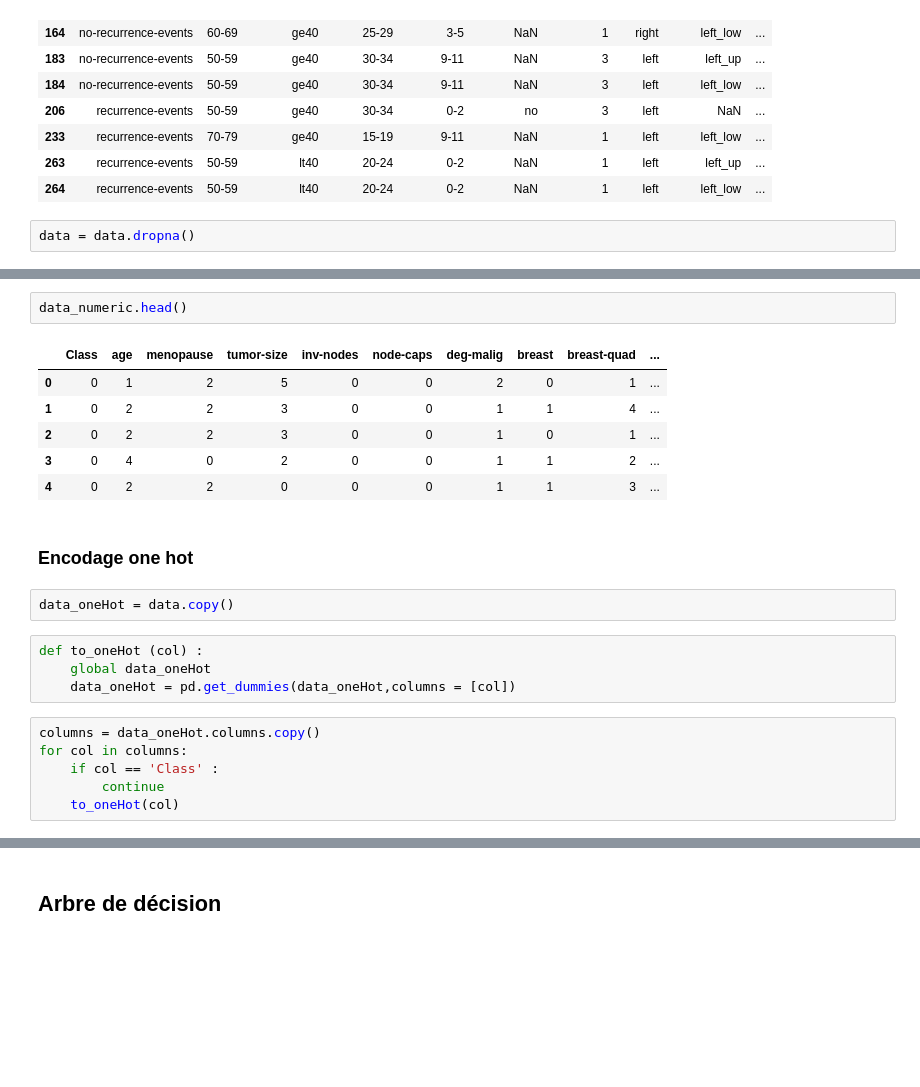
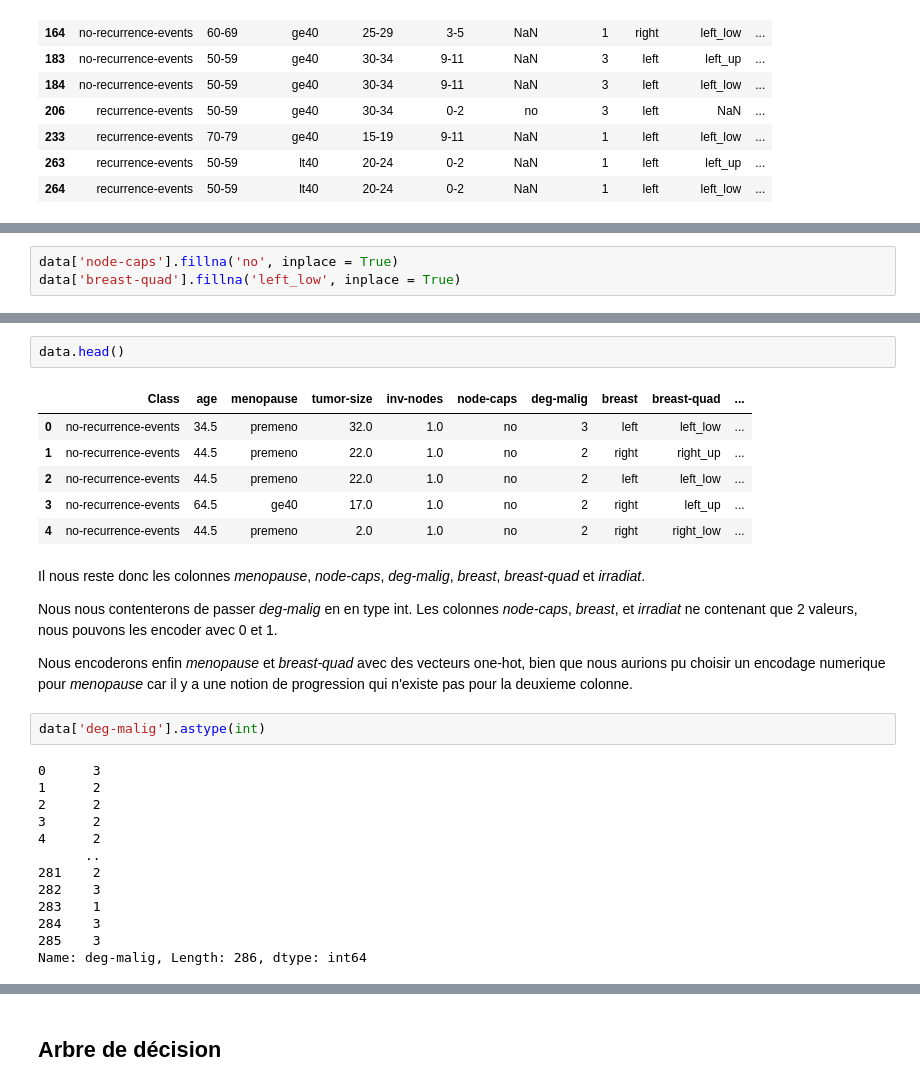
Before and after one commit to efraika/TemporaryTest, a Jupyter notebook: TestTechnique.ipynb, the cells around one changed output, grey strips where cells are left out. Saved outputs shown, nothing was run; the diff lists cells and outputs as text; blank space fills up the shorter version.

```diff
--- a/TestTechnique.ipynb
+++ b/TestTechnique.ipynb
@@ -63,5 +60,3 @@ data[data.isna().any(axis=1)]
 | 233 | recurrence-events | 70-79 | ge40 | 15-19 | 9-11 | NaN | 1 | left | left_low | ... |
 | 263 | recurrence-events | 50-59 | lt40 | 20-24 | 0-2 | NaN | 1 | left | left_up | ... |
 | 264 | recurrence-events | 50-59 | lt40 | 20-24 | 0-2 | NaN | 1 | left | left_low | ... |
-# %%
-data = data.dropna()
@@ -68 +80,4 @@ data = data.dropna()
+# %%
+data['node-caps'].fillna('no', inplace = True)
+data['breast-quad'].fillna('left_low', inplace = True)
 # %% [markdown]
@@ -84,23 +100,31 @@ for col in data_numeric.columns :
 # %%
-data_numeric.head()
+data.head()
 # %% [output]
 |  | Class | age | menopause | tumor-size | inv-nodes | node-caps | deg-malig | breast | breast-quad | ... |
-| 0 | 0 | 1 | 2 | 5 | 0 | 0 | 2 | 0 | 1 | ... |
-| 1 | 0 | 2 | 2 | 3 | 0 | 0 | 1 | 1 | 4 | ... |
-| 2 | 0 | 2 | 2 | 3 | 0 | 0 | 1 | 0 | 1 | ... |
-| 3 | 0 | 4 | 0 | 2 | 0 | 0 | 1 | 1 | 2 | ... |
-| 4 | 0 | 2 | 2 | 0 | 0 | 0 | 1 | 1 | 3 | ... |
+| 0 | no-recurrence-events | 34.5 | premeno | 32.0 | 1.0 | no | 3 | left | left_low | ... |
+| 1 | no-recurrence-events | 44.5 | premeno | 22.0 | 1.0 | no | 2 | right | right_up | ... |
+| 2 | no-recurrence-events | 44.5 | premeno | 22.0 | 1.0 | no | 2 | left | left_low | ... |
+| 3 | no-recurrence-events | 64.5 | ge40 | 17.0 | 1.0 | no | 2 | right | left_up | ... |
+| 4 | no-recurrence-events | 44.5 | premeno | 2.0 | 1.0 | no | 2 | right | right_low | ... |
-# %% [markdown]
-### Encodage one hot
-# %%
-data_oneHot = data.copy()
-# %%
-def to_oneHot (col) :
-    global data_oneHot
-    data_oneHot = pd.get_dummies(data_oneHot,columns = [col])
-# %%
-columns = data_oneHot.columns.copy()
-for col in columns:
-    if col == 'Class' :
-        continue
-    to_oneHot(col)
+# %% [markdown]
+Il nous reste donc les colonnes _menopause_, _node-caps_, _deg-malig_, _breast_, _breast-quad_ et _irradiat_.
+
+Nous nous contenterons de passer _deg-malig_ en en type int.
+Les colonnes _node-caps_, _breast_, et _irradiat_ ne contenant que 2 valeurs, nous pouvons les encoder avec 0 et 1.
+
+Nous encoderons enfin _menopause_ et _breast-quad_ avec des vecteurs one-hot, bien que nous aurions pu choisir un encodage numerique pour _menopause_ car il y a une notion de progression qui n'existe pas pour la deuxieme colonne.
+# %%
+data['deg-malig'].astype(int)
+# %% [output]
+0      3
+1      2
+2      2
+3      2
+4      2
+      ..
+281    2
+282    3
+283    1
+284    3
+285    3
+Name: deg-malig, Length: 286, dtype: int64
```
Also changed, not shown: parts of 31 cells of this notebook.
